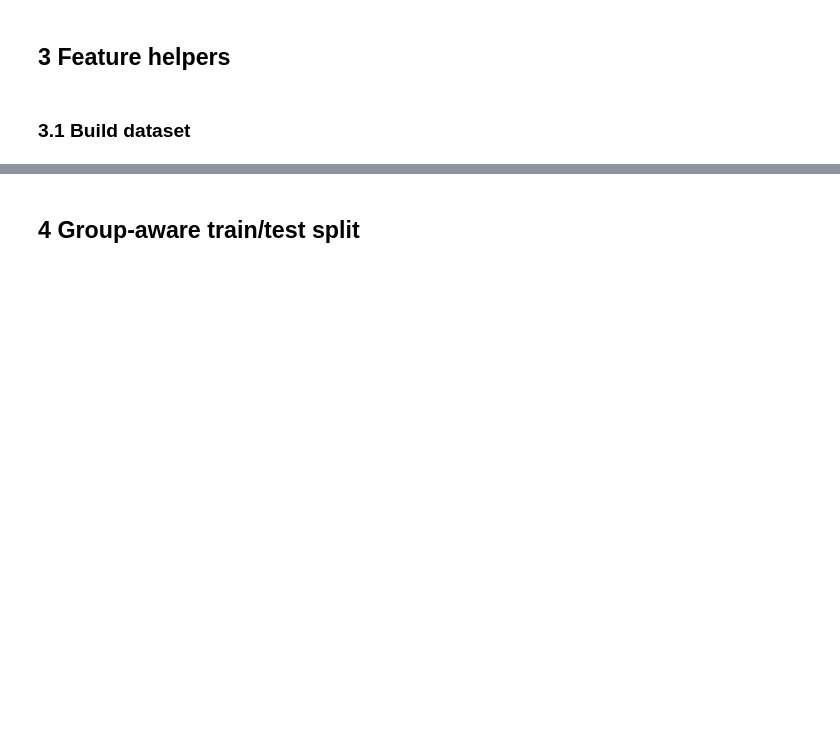
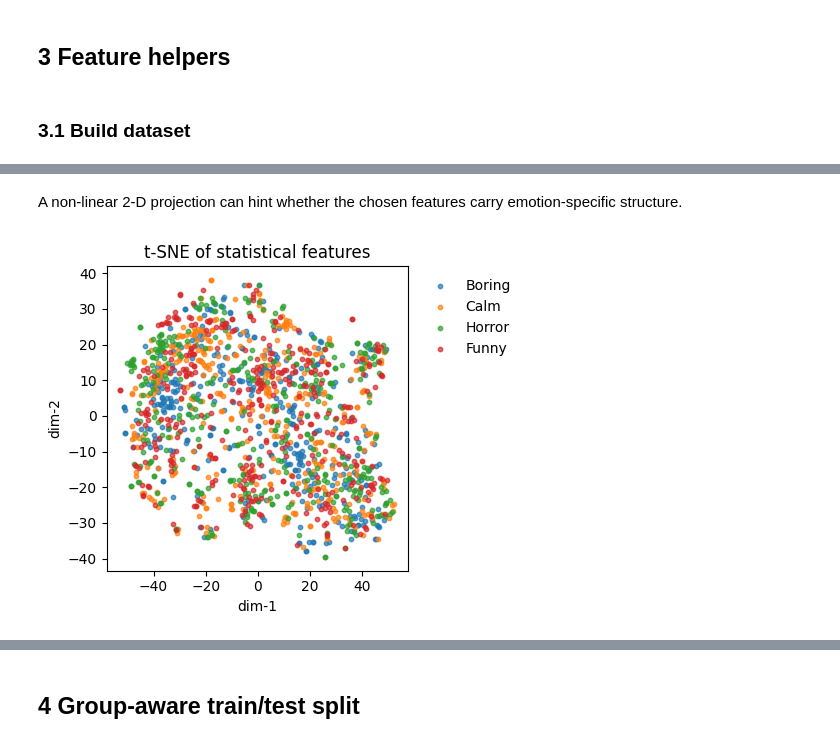
Before and after one commit to dromaniv/emotion-recognition, a Jupyter notebook: notebooks/emotion_classifier.ipynb, the cells around one changed output, grey strips where cells are left out. Cells and saved outputs as stored; diff of their text form; code cells hidden in the pictures; blank space fills up the shorter version.

```diff
--- a/notebooks/emotion_classifier.ipynb
+++ b/notebooks/emotion_classifier.ipynb
@@ -184,0 +224,31 @@ print('Windows total:', len(y))
+# %% [markdown]
+A non‑linear 2‑D projection can hint whether the chosen features carry emotion‑specific structure.
+# %%
+# Sample for speed
+sample_idx = np.random.RandomState(RANDOM_SEED).choice(
+    len(X_stat), size=1500, replace=False
+)
+X_sample = X_stat[sample_idx]
+y_sample = y[sample_idx]
+tsne = TSNE(
+    n_components=2,
+    perplexity=30,
+    random_state=RANDOM_SEED,
+    init="pca",
+    learning_rate="auto",
+)
+emb = tsne.fit_transform(X_sample)
+plt.figure(figsize=(5, 4))
+palette = sns.color_palette("Set2", n_colors=len(idx2label))
+for i, lab in idx2label.items():
+    plt.scatter(
+        emb[y_sample == i, 0], emb[y_sample == i, 1], s=10, label=lab, alpha=0.7
+    )
+plt.legend(frameon=False, bbox_to_anchor=(1.02, 1), loc="upper left")
+plt.title("t-SNE of statistical features")
+plt.xlabel("dim-1")
+plt.ylabel("dim-2")
+plt.tight_layout()
+plt.show()
+# %% [output]
+[figure, added]
```
Also changed, not shown: parts of 14 cells of this notebook, 2 other files.
